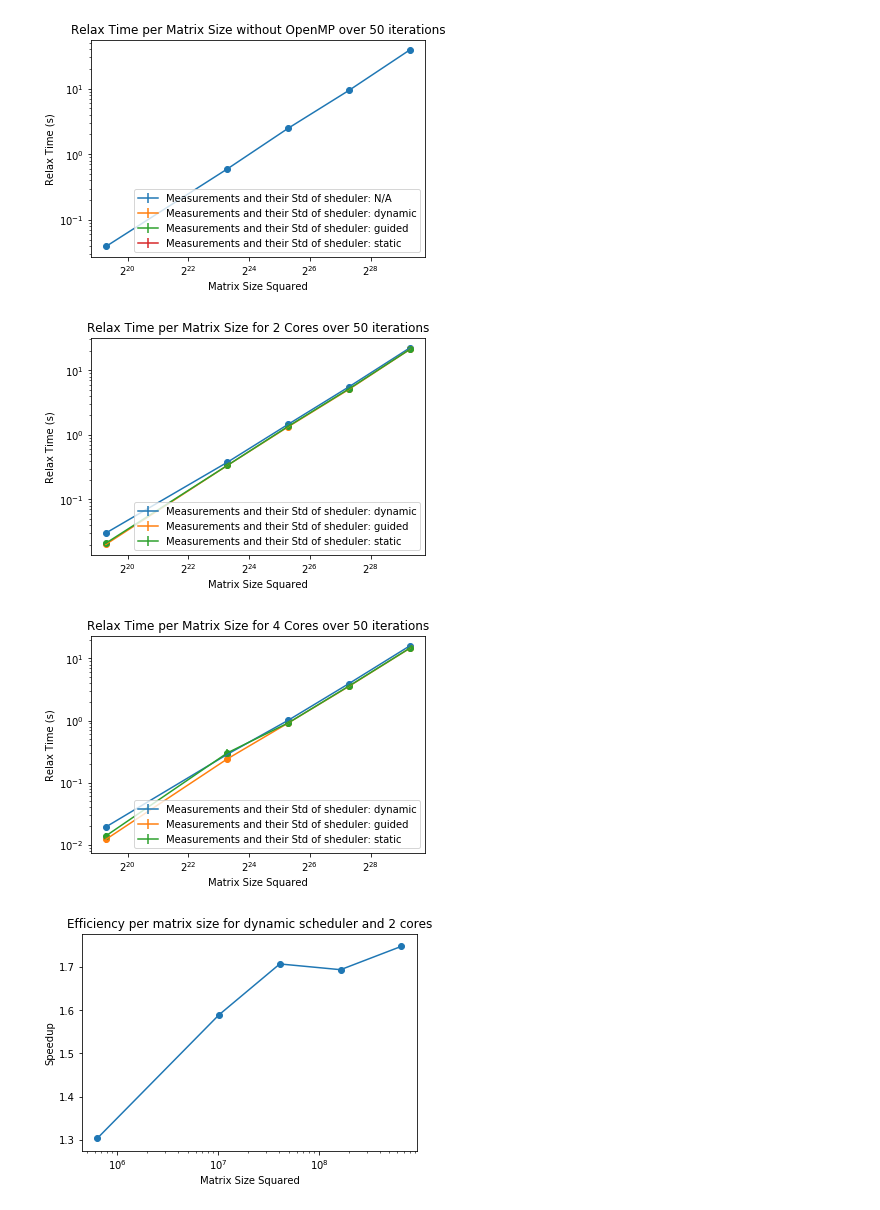
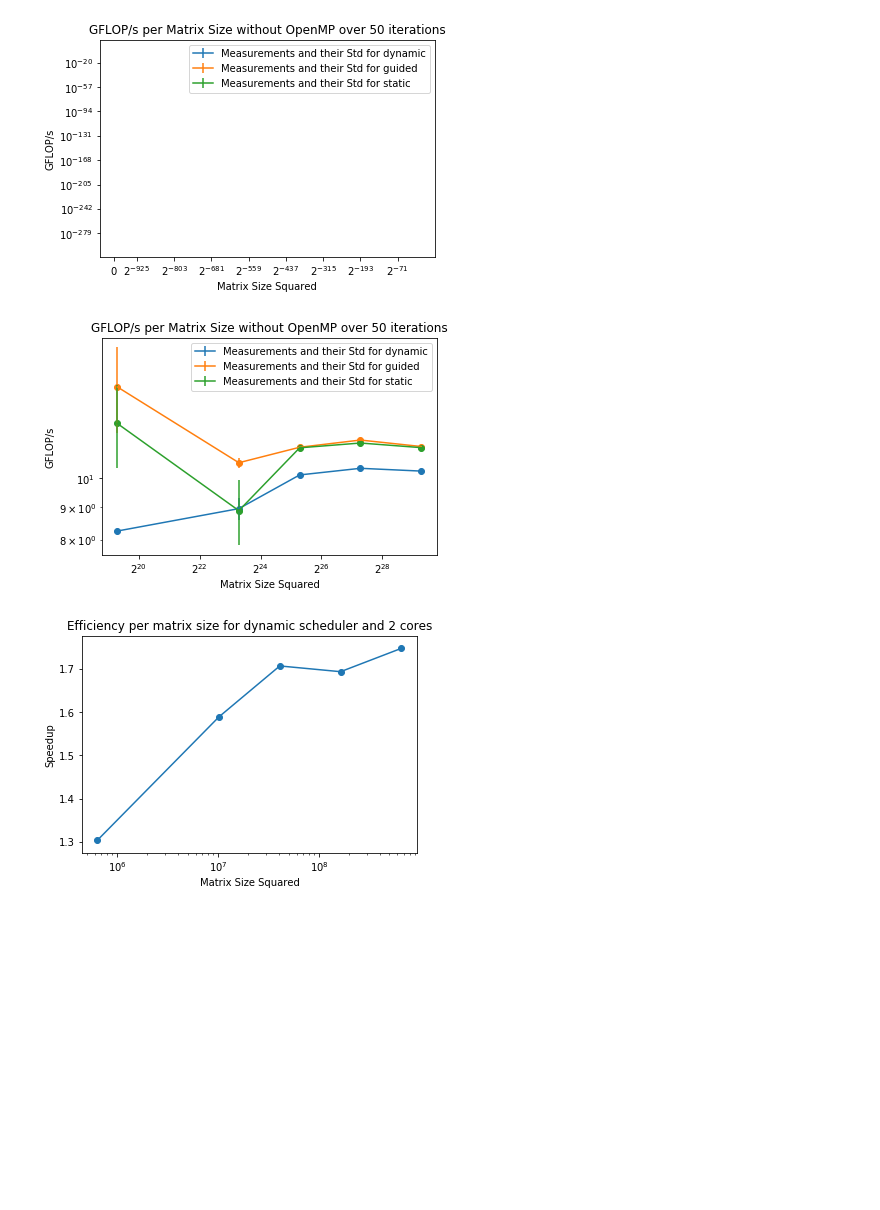
Before and after one commit to rowanG077/parallel-computing, a Jupyter notebook: assignment1/graphs.ipynb, the cells around one changed output. Drawn from its saved outputs; the diff is of its cells as text; code cells hidden in the pictures; blank space fills up the shorter version.

Commit message:
fixed the glop graph

```diff
--- a/assignment1/graphs.ipynb
+++ b/assignment1/graphs.ipynb
@@ -75,39 +75,41 @@ def generateGraphs(datapoints, graphName):
                 data0 = data0[data0['iterations'] == it]
                 data0 = data0.sort_values('numCores')
 
                 plt.errorbar(data0['numCores'], data0['averageRelaxTime'], yerr = data0['stdRelaxTime'], label = 'Measurements and their Std')
                 plt.scatter(data0['numCores'], data0['averageRelaxTime'])
                 plt.xlabel('Number of Cores')
                 plt.ylabel('Relax Time (s)')
                 plt.title(f'Relax Time per Core Count for a matrix of sides {(mat_size):.0f} over {it:.0f} iterations')
                 plt.legend()
     elif graphName == 'GFLOPs':
         for core_count in [1, 4]:
             for it in data.iterations.unique():
                 plt.figure()
                 data0 = data[data['numCores'] == core_count]
                 data0 = data0[data0['iterations'] == it]
                 data0 = data0.sort_values('matrixSize')
 
-                plt.errorbar(data0['matrixSize']**2, data0['averageGFLOP/s'], yerr = data0['stdGFLOP/s'], label = 'Measurements and their Std')
-                plt.scatter(data0['matrixSize']**2, data0['averageGFLOP/s'])
+                for i in data.sched.unique():
+                    if (core_count == 0 and i == 'N/A') or i != 'N/A':
+                        data1 = data0[data['sched'] == i]
+                        plt.errorbar(data1['matrixSize']**2, data1['averageGFLOP/s'], yerr = data1['stdGFLOP/s'], label = f'Measurements and their Std for {i}')
+                        plt.scatter(data1['matrixSize']**2, data1['averageGFLOP/s'])
                 plt.xlabel('Matrix Size Squared')
                 plt.ylabel('GFLOP/s')
                 plt.title(f'GFLOP/s per Matrix Size without OpenMP over {it:.0f} iterations')
                 plt.xscale('log', basex=2)
                 plt.yscale('log')
                 plt.legend()
     else:
         print('Unknown graph name')
 
     return data
 
-data = generateGraphs(datapoints, 'matrixSize')
+data = generateGraphs(datapoints, 'GFLOPs')
 #data.head()
 # %% [output]
-[figure, old version]
+[figure, new version]
-[figure, old version]
+[figure, new version]
-[figure, removed]
 # %%
 df = data[['matrixSize', 'iterations', 'sched', 'numCores','averageRelaxTime', 'stdRelaxTime']].copy()
 
```
